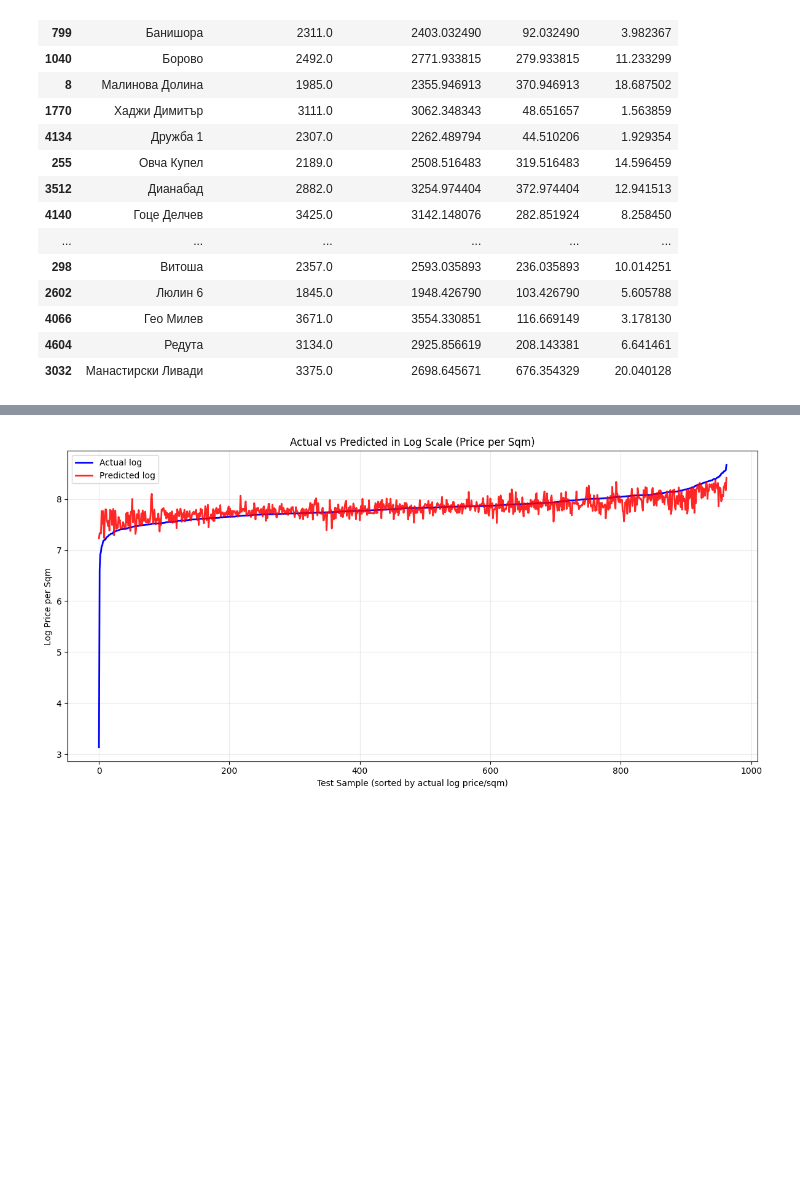
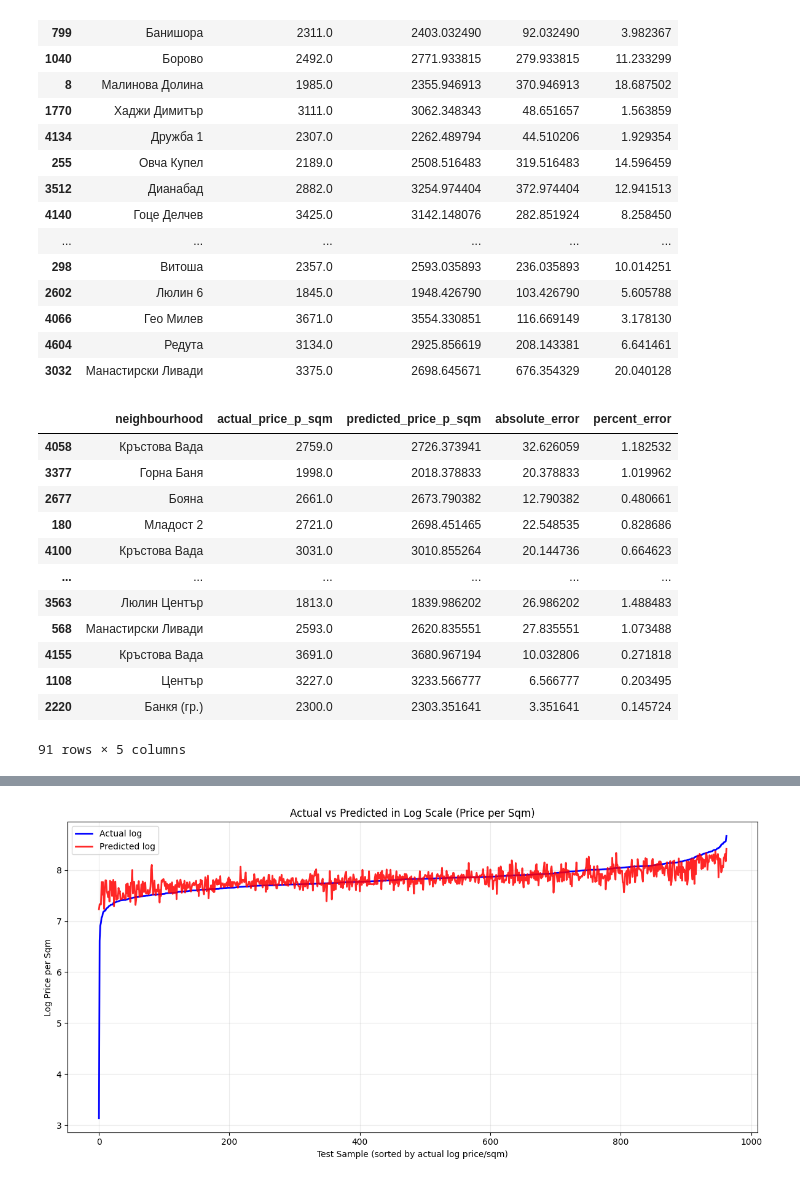
Before and after one commit to ssstoev/price-prediction-tool, a Jupyter notebook: backend/notebooks/04_errors_analysis.ipynb, the cells around one changed output, grey strips where cells are left out. Cells and saved outputs as stored; diff of their text form; code cells hidden in the pictures; blank space fills up the shorter version.

```diff
--- a/backend/notebooks/04_errors_analysis.ipynb
+++ b/backend/notebooks/04_errors_analysis.ipynb
@@ -123,6 +123,22 @@ errors_df_price_p_sqm.head(20)
 | 4066 | Гео Милев | 3671.0 | 3554.330851 | 116.669149 | 3.178130 |
 | 4604 | Редута | 3134.0 | 2925.856619 | 208.143381 | 6.641461 |
 | 3032 | Манастирски Ливади | 3375.0 | 2698.645671 | 676.354329 | 20.040128 |
+# %%
+errors_df_price_p_sqm[errors_df_price_p_sqm["absolute_error"] < 40]
+# %% [output]
+|  | neighbourhood | actual_price_p_sqm | predicted_price_p_sqm | absolute_error | percent_error |
+| 4058 | Кръстова Вада | 2759.0 | 2726.373941 | 32.626059 | 1.182532 |
+| 3377 | Горна Баня | 1998.0 | 2018.378833 | 20.378833 | 1.019962 |
+| 2677 | Бояна | 2661.0 | 2673.790382 | 12.790382 | 0.480661 |
+| 180 | Младост 2 | 2721.0 | 2698.451465 | 22.548535 | 0.828686 |
+| 4100 | Кръстова Вада | 3031.0 | 3010.855264 | 20.144736 | 0.664623 |
+| ... | ... | ... | ... | ... | ... |
+| 3563 | Люлин Център | 1813.0 | 1839.986202 | 26.986202 | 1.488483 |
+| 568 | Манастирски Ливади | 2593.0 | 2620.835551 | 27.835551 | 1.073488 |
+| 4155 | Кръстова Вада | 3691.0 | 3680.967194 | 10.032806 | 0.271818 |
+| 1108 | Център | 3227.0 | 3233.566777 | 6.566777 | 0.203495 |
+| 2220 | Банкя (гр.) | 2300.0 | 2303.351641 | 3.351641 | 0.145724 |
+91 rows × 5 columns
 # %%
 import matplotlib.pyplot as plt
 
```
Also changed, not shown: parts of 9 cells of this notebook, 10 other files.
